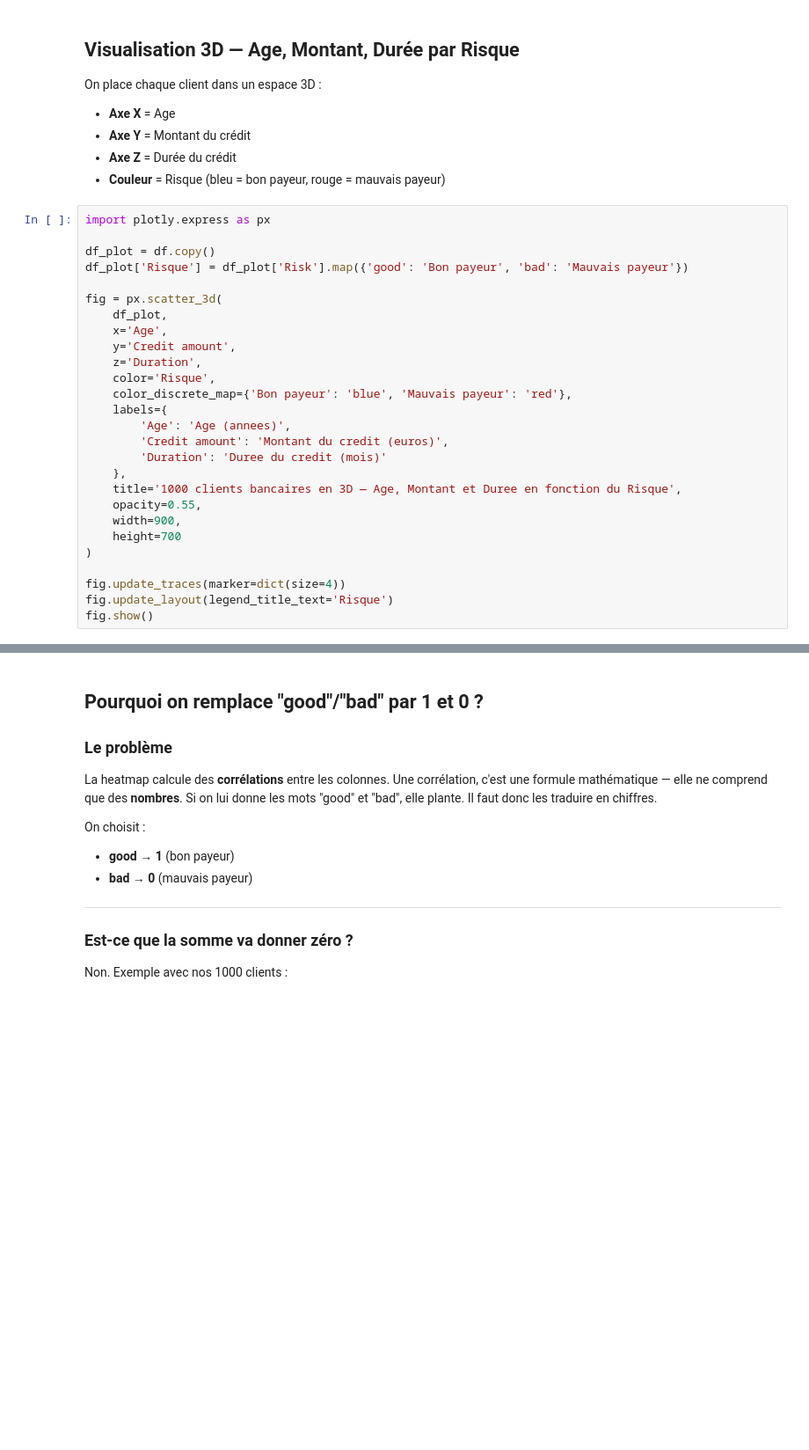
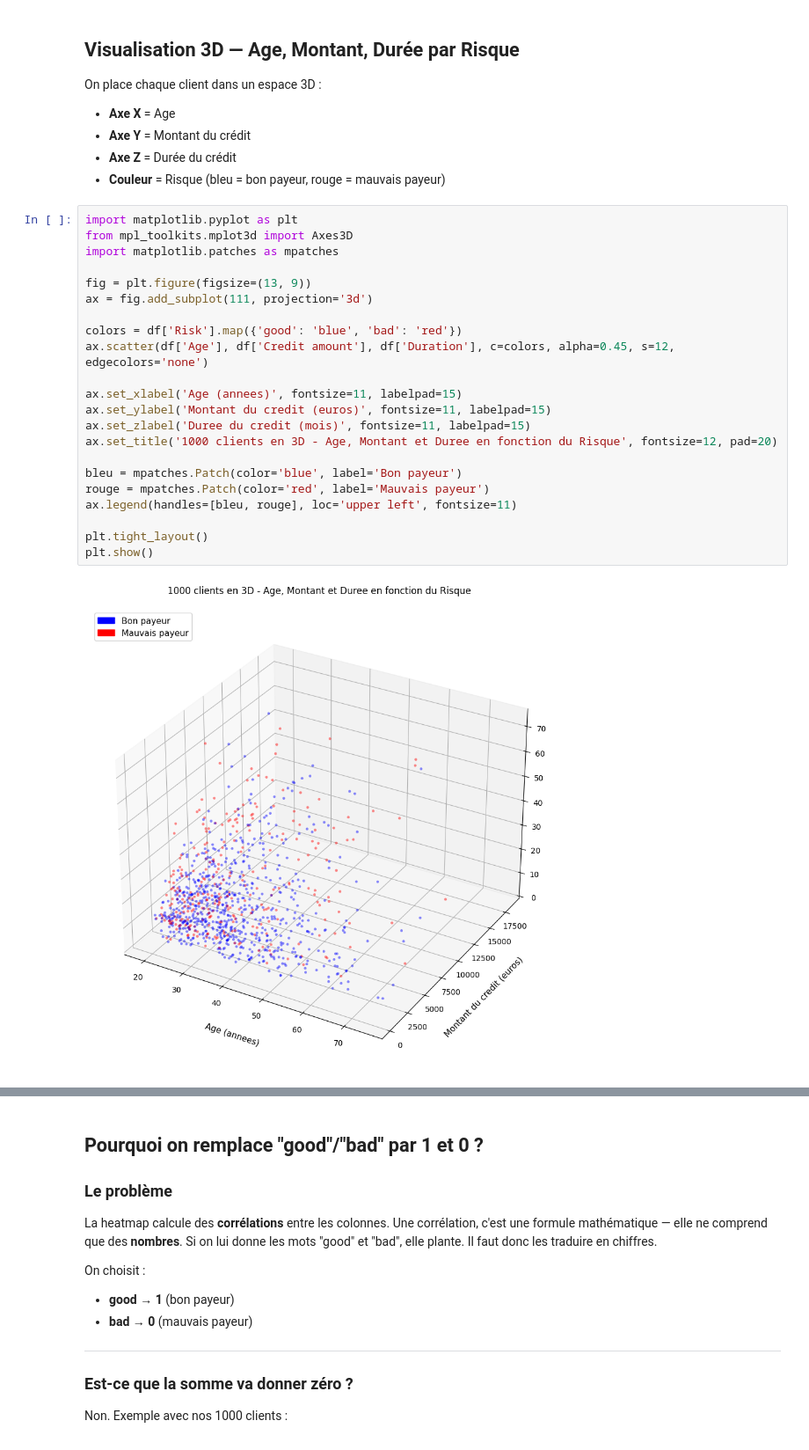
Before and after one commit to Nouma-99/CreditBanque-ML, a Jupyter notebook: credit_banque.ipynb, the cells around one changed output, grey strips where cells are left out. Shown at 88% size. Saved outputs shown, nothing was run; the diff lists cells and outputs as text; blank space fills up the shorter version.

Commit message:
Graphique 3D statique - visible sur GitHub

```diff
--- a/credit_banque.ipynb
+++ b/credit_banque.ipynb
@@ -131,29 +131,26 @@ On place chaque client dans un espace 3D :
 - **Axe Z** = Durée du crédit
 - **Couleur** = Risque (bleu = bon payeur, rouge = mauvais payeur)
 # %%
-import plotly.express as px
+import matplotlib.pyplot as plt
+from mpl_toolkits.mplot3d import Axes3D
+import matplotlib.patches as mpatches
 
-df_plot = df.copy()
-df_plot['Risque'] = df_plot['Risk'].map({'good': 'Bon payeur', 'bad': 'Mauvais payeur'})
+fig = plt.figure(figsize=(13, 9))
+ax = fig.add_subplot(111, projection='3d')
 
-fig = px.scatter_3d(
-    df_plot,
-    x='Age',
-    y='Credit amount',
-    z='Duration',
-    color='Risque',
-    color_discrete_map={'Bon payeur': 'blue', 'Mauvais payeur': 'red'},
-    labels={
-        'Age': 'Age (annees)',
-        'Credit amount': 'Montant du credit (euros)',
-        'Duration': 'Duree du credit (mois)'
-    },
-    title='1000 clients bancaires en 3D — Age, Montant et Duree en fonction du Risque',
-    opacity=0.55,
-    width=900,
-    height=700
-)
+colors = df['Risk'].map({'good': 'blue', 'bad': 'red'})
+ax.scatter(df['Age'], df['Credit amount'], df['Duration'], c=colors, alpha=0.45, s=12, edgecolors='none')
 
-fig.update_traces(marker=dict(size=4))
-fig.update_layout(legend_title_text='Risque')
-fig.show()
+ax.set_xlabel('Age (annees)', fontsize=11, labelpad=15)
+ax.set_ylabel('Montant du credit (euros)', fontsize=11, labelpad=15)
+ax.set_zlabel('Duree du credit (mois)', fontsize=11, labelpad=15)
+ax.set_title('1000 clients en 3D - Age, Montant et Duree en fonction du Risque', fontsize=12, pad=20)
+
+bleu = mpatches.Patch(color='blue', label='Bon payeur')
+rouge = mpatches.Patch(color='red', label='Mauvais payeur')
+ax.legend(handles=[bleu, rouge], loc='upper left', fontsize=11)
+
+plt.tight_layout()
+plt.show()
+# %% [output]
+[figure, added]
```
Also changed, not shown: parts of 1 cell of this notebook.
